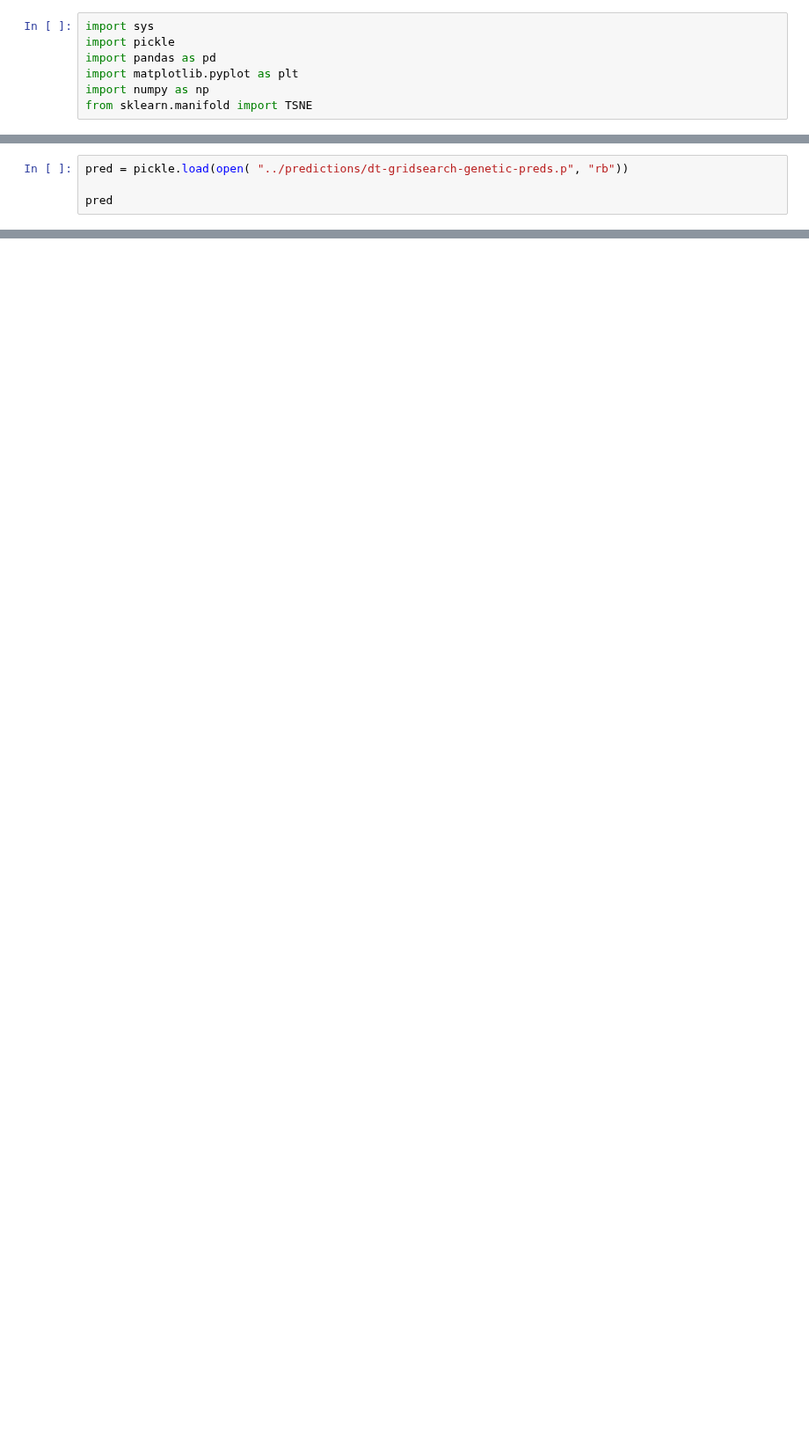
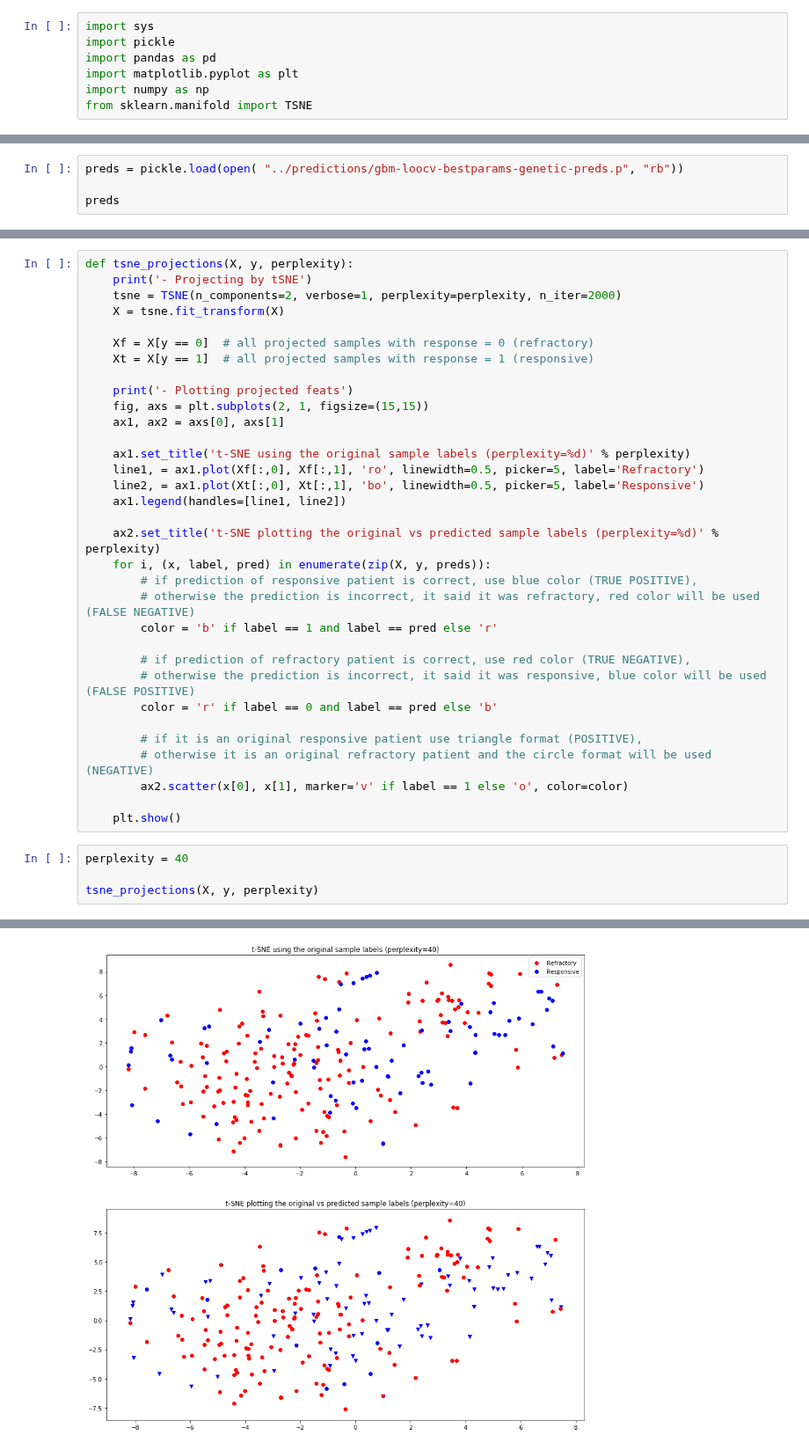
Before and after one commit to helensilva14/epilepsy-drug-response-prediction, a Jupyter notebook: 1-genetic-data-evaluation/visualization/v1-genetic-data-visualization.ipynb, the cells around one changed output, grey strips where cells are left out. Shown at 88% size. Drawn from its saved outputs; the diff is of its cells as text; blank space fills up the shorter version.

Commit message:
Consolidated initial version of data visualization using t-SNE

```diff
--- a/1-genetic-data-evaluation/visualization/v1-genetic-data-visualization.ipynb
+++ b/1-genetic-data-evaluation/visualization/v1-genetic-data-visualization.ipynb
@@ -8,5 +17,5 @@ from sklearn.manifold import TSNE
 # %%
-pred = pickle.load(open( "../predictions/dt-gridsearch-genetic-preds.p", "rb"))
+preds = pickle.load(open( "../predictions/gbm-loocv-bestparams-genetic-preds.p", "rb"))
 
-pred
+preds
 # %% [output]
@@ -144,0 +36,38 @@ array([], dtype=float32)
+# %%
+def tsne_projections(X, y, perplexity):
+    print('- Projecting by tSNE')
+    tsne = TSNE(n_components=2, verbose=1, perplexity=perplexity, n_iter=2000)
+    X = tsne.fit_transform(X)
+
+    Xf = X[y == 0]  # all projected samples with response = 0 (refractory)
+    Xt = X[y == 1]  # all projected samples with response = 1 (responsive)
+
+    print('- Plotting projected feats')
+    fig, axs = plt.subplots(2, 1, figsize=(15,15))
+    ax1, ax2 = axs[0], axs[1]
+
+    ax1.set_title('t-SNE using the original sample labels (perplexity=%d)' % perplexity)
+    line1, = ax1.plot(Xf[:,0], Xf[:,1], 'ro', linewidth=0.5, picker=5, label='Refractory')
+    line2, = ax1.plot(Xt[:,0], Xt[:,1], 'bo', linewidth=0.5, picker=5, label='Responsive')
+    ax1.legend(handles=[line1, line2])
+
+    ax2.set_title('t-SNE plotting the original vs predicted sample labels (perplexity=%d)' % perplexity)
+    for i, (x, label, pred) in enumerate(zip(X, y, preds)):
+        # if prediction of responsive patient is correct, use blue color (TRUE POSITIVE),
+        # otherwise the prediction is incorrect, it said it was refractory, red color will be used (FALSE NEGATIVE)
+        color = 'b' if label == 1 and label == pred else 'r'
+
+        # if prediction of refractory patient is correct, use red color (TRUE NEGATIVE),
+        # otherwise the prediction is incorrect, it said it was responsive, blue color will be used (FALSE POSITIVE)
+        color = 'r' if label == 0 and label == pred else 'b'
+
+        # if it is an original responsive patient use triangle format (POSITIVE),
+        # otherwise it is an original refractory patient and the circle format will be used (NEGATIVE)
+        ax2.scatter(x[0], x[1], marker='v' if label == 1 else 'o', color=color)
+
+    plt.show()
+# %%
+perplexity = 40
+
+tsne_projections(X, y, perplexity)
+# %% [output]
@@ -144,0 +83 @@ array([], dtype=float32)
+[figure, added]
```
Also changed, not shown: parts of 11 cells of this notebook.
